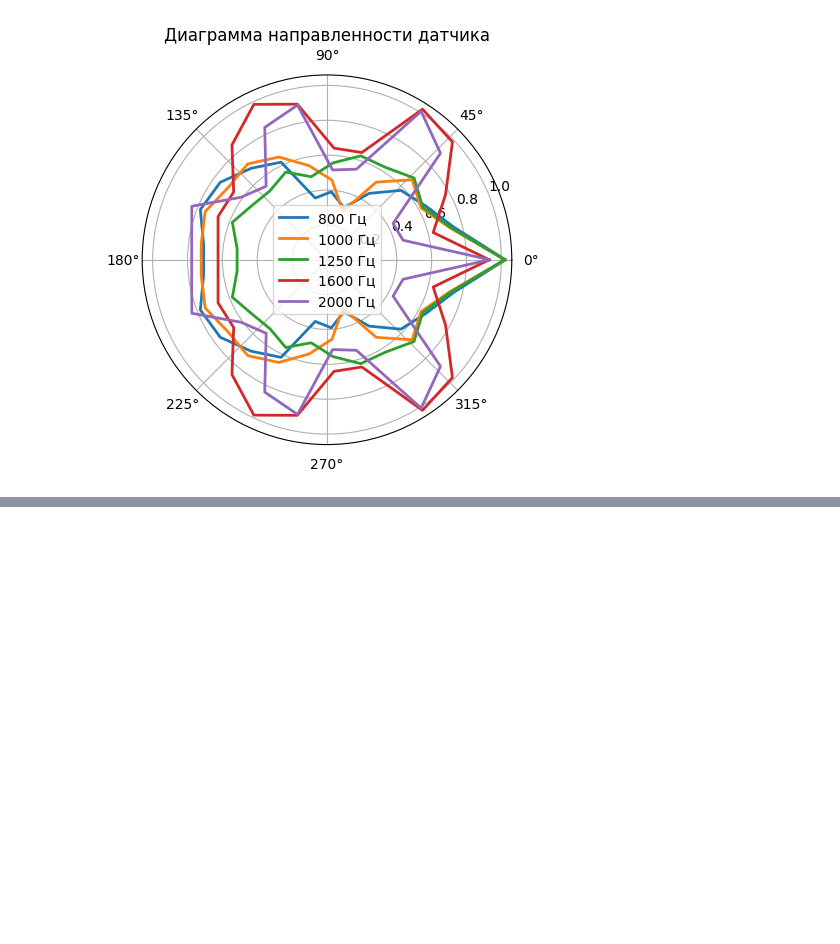
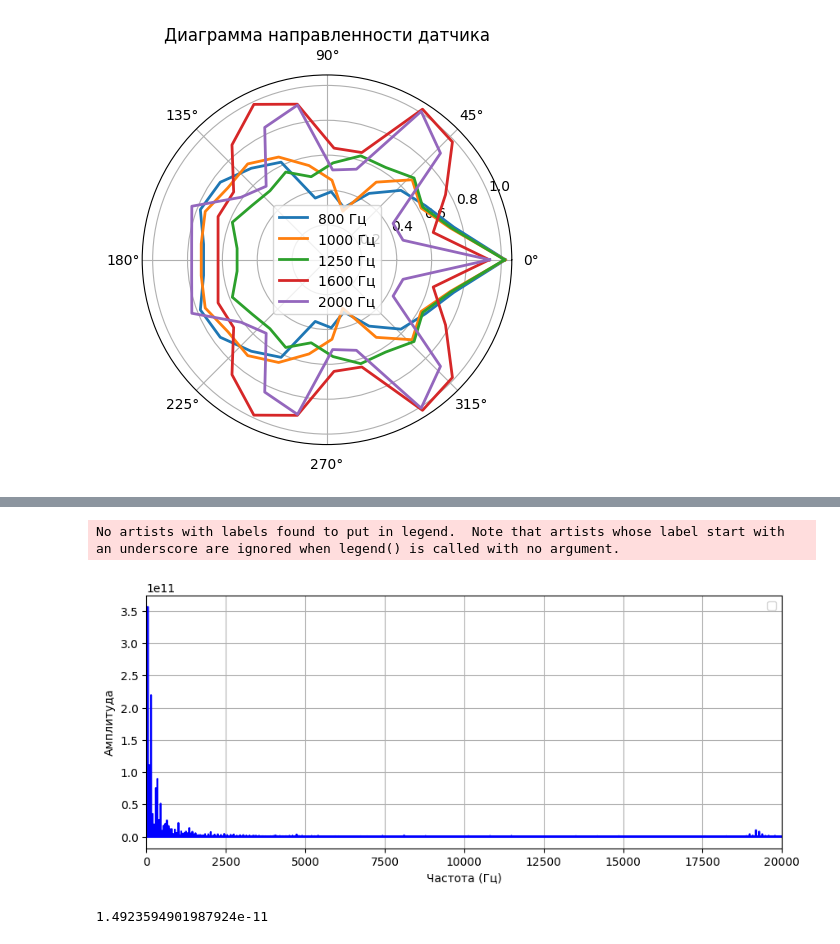
Before and after one commit to bdExplore/Scientific, a Jupyter notebook: Python/pgd_0605.ipynb, the cells around one changed output, grey strips where cells are left out. Drawn from its saved outputs; the diff is of its cells as text; code cells hidden in the pictures; blank space fills up the shorter version.

```diff
--- a/Python/pgd_0605.ipynb
+++ b/Python/pgd_0605.ipynb
@@ -143,0 +156,23 @@ plt.show()
+# %%
+data = data_105_1
+
+t = np.arange(len(data))/fs
+f = fftfreq(len(data), 1 / fs)
+
+plt.figure(figsize=(10,4))
+plt.plot(f, np.abs(fft(data)), color='blue')
+plt.xlim([0, 20000])
+plt.legend()
+plt.xlabel("Частота (Гц)")
+plt.ylabel("Амплитуда")
+plt.grid(True)
+plt.show()
+# %% [output]
+No artists with labels found to put in legend.  Note that artists whose label start with an underscore are ignored when legend() is called with no argument.
+[figure, added]
+# %%
+ampl_calibr = RMS(data_calibrated_filt, 995, 1005)
+k = 2e-5 * 10**(94/20) / ampl_calibr
+print(k)
+# %% [output]
+1.4923594901987924e-11
```
Also changed, not shown: parts of 8 cells of this notebook, 3 other files.
